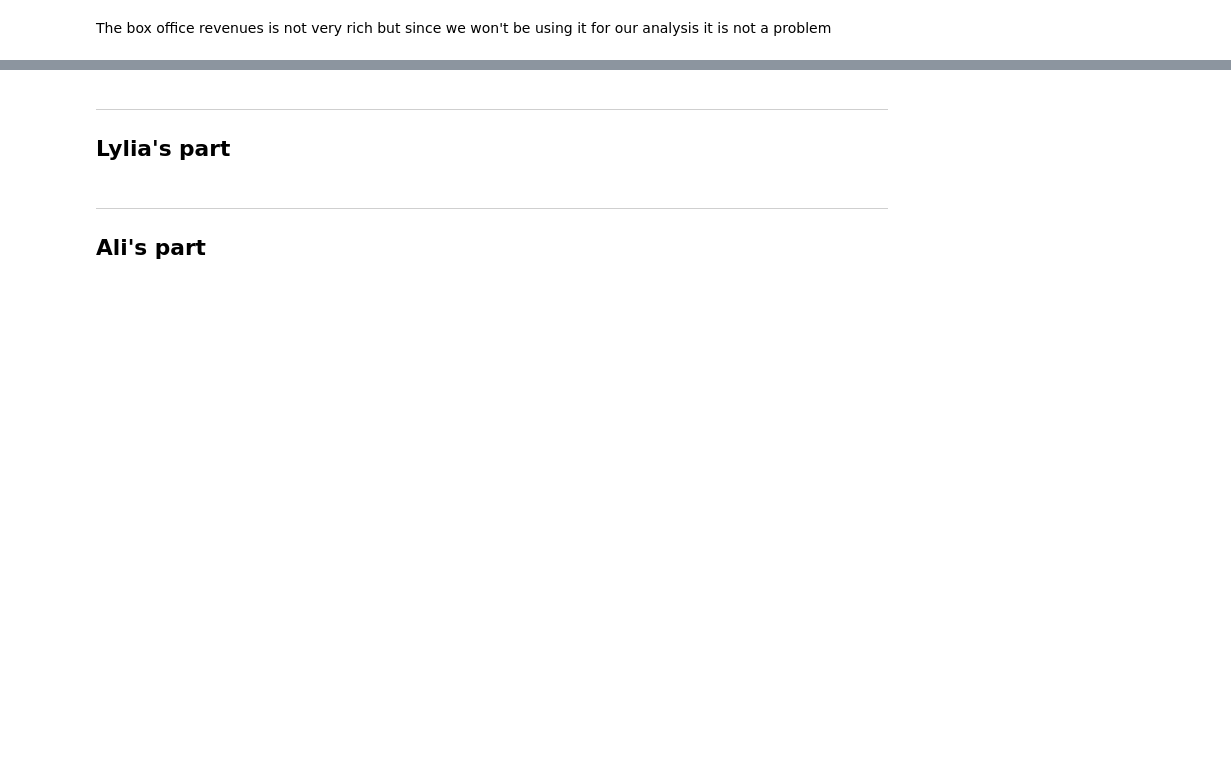
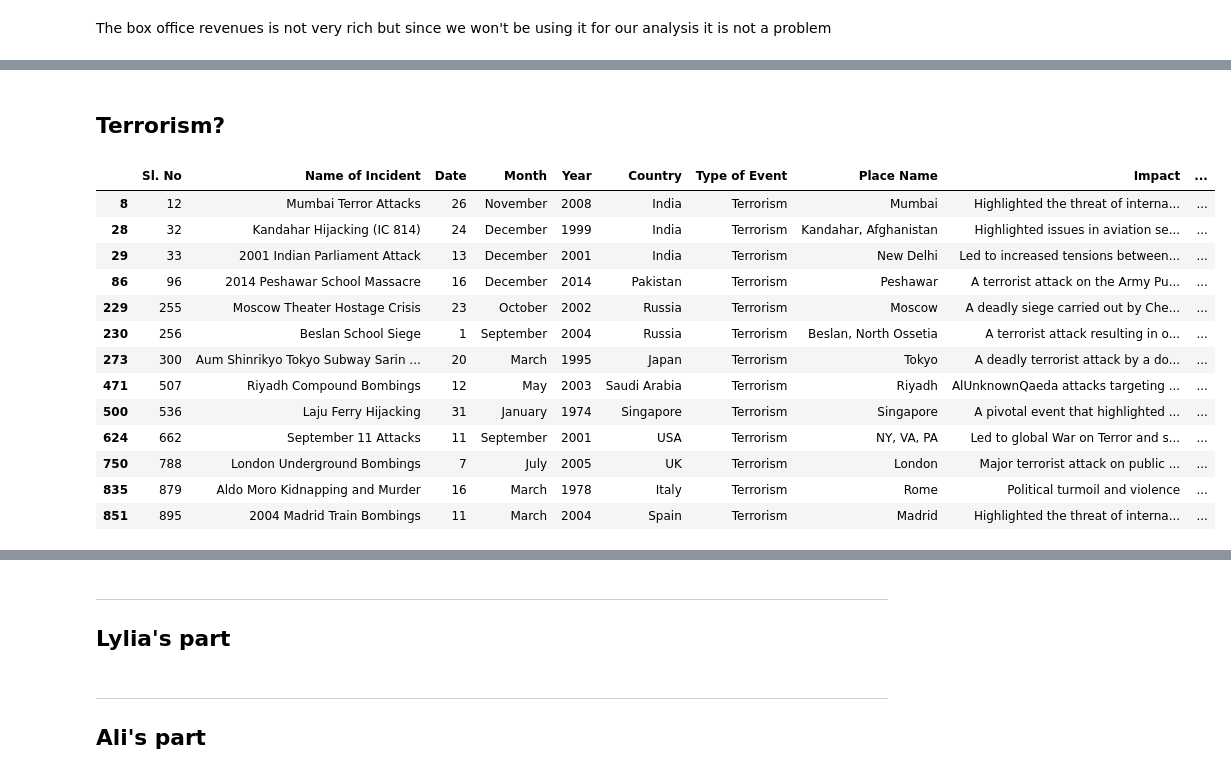
Before and after one commit to epfl-ada/ada-2024-project-arabsdatascientists2024, a Jupyter notebook: Exlploration_CMU.ipynb, the cells around one changed output, grey strips where cells are left out. Cells and saved outputs as stored; diff of their text form; code cells hidden in the pictures; blank space fills up the shorter version.

```diff
--- a/Exlploration_CMU.ipynb
+++ b/Exlploration_CMU.ipynb
@@ -340,5 +309,5 @@ movie_metadata
 # %%
-miny = movie_metadata['YearOfRelease'].min()
-maxy = movie_metadata['YearOfRelease'].max()
-print('From', miny, 'to', maxy)
+miny = movie_merged['YearOfRelease'].min()
+maxy = movie_merged['YearOfRelease'].max()
+print('We have data about movies from', miny, 'to', maxy)
 # %% [output]
@@ -415,0 +460,20 @@ The box office revenues is not very rich but since we won't be using it for our
+# %% [markdown]
+## Terrorism?
+# %%
+Terrorism_events = W_events[W_events['Type of Event'] == 'Terrorism']
+Terrorism_events
+# %% [output]
+|  | Sl. No | Name of Incident | Date | Month | Year | Country | Type of Event | Place Name | Impact | ... |
+| 8 | 12 | Mumbai Terror Attacks | 26 | November | 2008 | India | Terrorism | Mumbai | Highlighted the threat of interna... | ... |
+| 28 | 32 | Kandahar Hijacking (IC 814) | 24 | December | 1999 | India | Terrorism | Kandahar, Afghanistan | Highlighted issues in aviation se... | ... |
+| 29 | 33 | 2001 Indian Parliament Attack | 13 | December | 2001 | India | Terrorism | New Delhi | Led to increased tensions between... | ... |
+| 86 | 96 | 2014 Peshawar School Massacre | 16 | December | 2014 | Pakistan | Terrorism | Peshawar | A terrorist attack on the Army Pu... | ... |
+| 229 | 255 | Moscow Theater Hostage Crisis | 23 | October | 2002 | Russia | Terrorism | Moscow | A deadly siege carried out by Che... | ... |
+| 230 | 256 | Beslan School Siege | 1 | September | 2004 | Russia | Terrorism | Beslan, North Ossetia | A terrorist attack resulting in o... | ... |
+| 273 | 300 | Aum Shinrikyo Tokyo Subway Sarin ... | 20 | March | 1995 | Japan | Terrorism | Tokyo | A deadly terrorist attack by a do... | ... |
+| 471 | 507 | Riyadh Compound Bombings | 12 | May | 2003 | Saudi Arabia | Terrorism | Riyadh | AlUnknownQaeda attacks targeting ... | ... |
+| 500 | 536 | Laju Ferry Hijacking | 31 | January | 1974 | Singapore | Terrorism | Singapore | A pivotal event that highlighted ... | ... |
+| 624 | 662 | September 11 Attacks | 11 | September | 2001 | USA | Terrorism | NY, VA, PA | Led to global War on Terror and s... | ... |
+| 750 | 788 | London Underground Bombings | 7 | July | 2005 | UK | Terrorism | London | Major terrorist attack on public ... | ... |
+| 835 | 879 | Aldo Moro Kidnapping and Murder | 16 | March | 1978 | Italy | Terrorism | Rome | Political turmoil and violence | ... |
+| 851 | 895 | 2004 Madrid Train Bombings | 11 | March | 2004 | Spain | Terrorism | Madrid | Highlighted the threat of interna... | ... |
```
Also changed, not shown: parts of 24 cells of this notebook.
